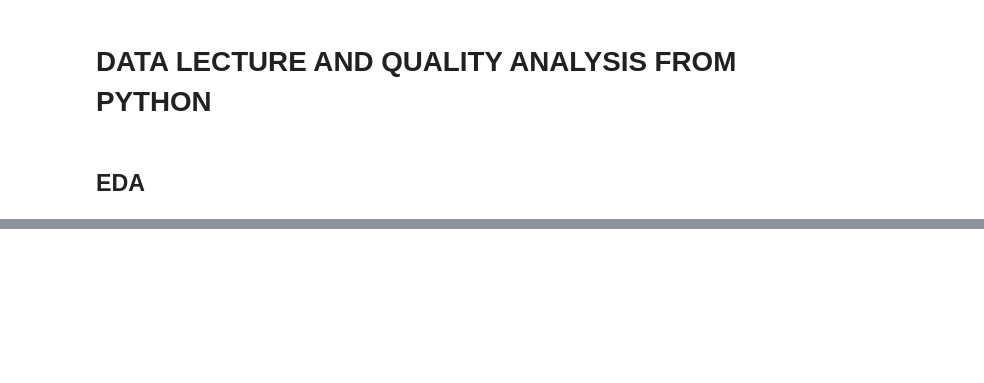
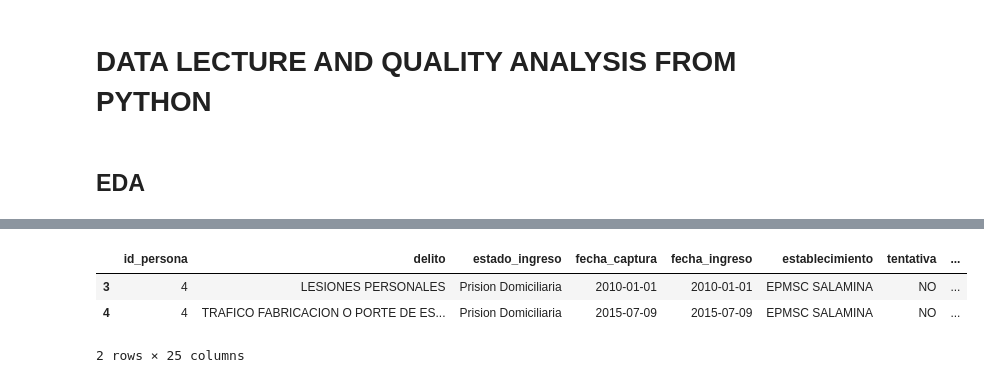
Before and after one commit to dehoyosb/MinJusticia_team77_DS4A_Project, a Jupyter notebook: Exploratory data anlysis Esneyder.ipynb, the cells around one changed output, grey strips where cells are left out. Saved outputs shown, nothing was run; the diff lists cells and outputs as text; code cells hidden in the pictures; blank space fills up the shorter version.

```diff
--- a/Exploratory data anlysis Esneyder.ipynb
+++ b/Exploratory data anlysis Esneyder.ipynb
@@ -263,0 +163,7 @@ runQuery('SELECT public.tcompararreg();')
+# %%
+data_people[data_people['id_persona']==4]
+# %% [output]
+|  | id_persona | delito | estado_ingreso | fecha_captura | fecha_ingreso | establecimiento | tentativa | ... |
+| 3 | 4 | LESIONES PERSONALES | Prision Domiciliaria | 2010-01-01 | 2010-01-01 | EPMSC SALAMINA | NO | ... |
+| 4 | 4 | TRAFICO FABRICACION O PORTE DE ES... | Prision Domiciliaria | 2015-07-09 | 2015-07-09 | EPMSC SALAMINA | NO | ... |
+2 rows × 25 columns
```
Also changed, not shown: parts of 23 cells of this notebook, 3 other files.
